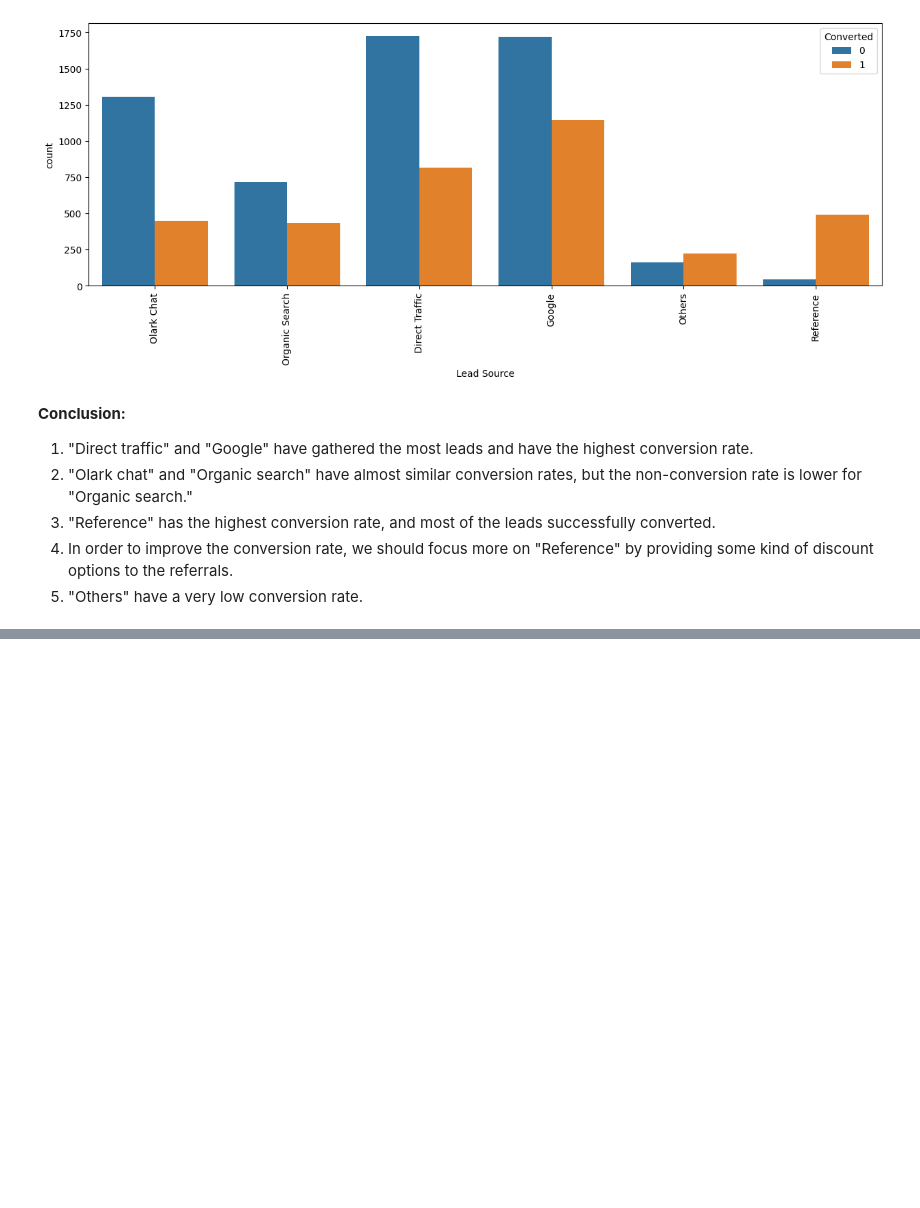
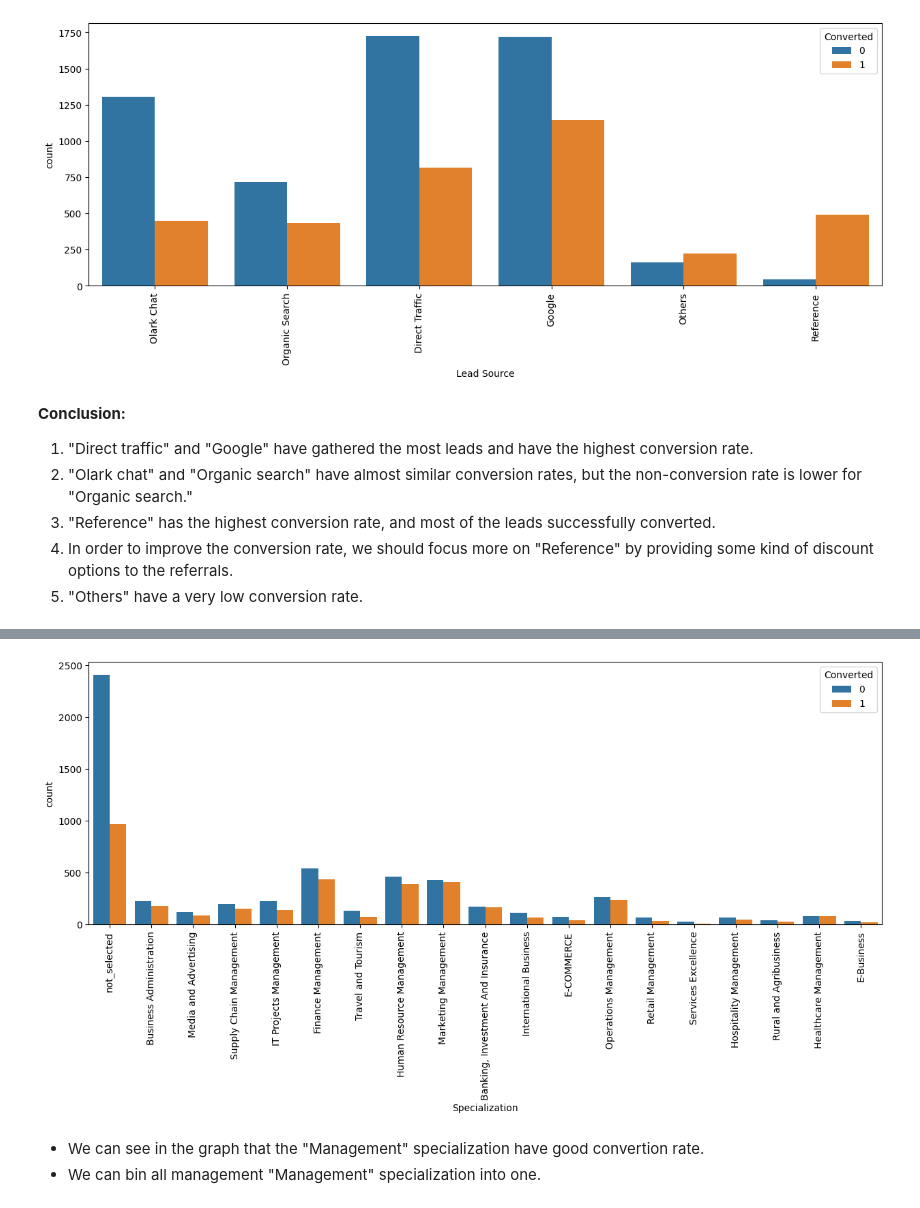
Before and after one commit to BharatPanera/lead_scoring_case_study, a Jupyter notebook: lead_scoring.ipynb, the cells around one changed output, grey strips where cells are left out. Cells and saved outputs as stored; diff of their text form; code cells hidden in the pictures; blank space fills up the shorter version.

```diff
--- a/lead_scoring.ipynb
+++ b/lead_scoring.ipynb
@@ -366,0 +573,8 @@ create_plot("Lead Source")
+# %%
+# Create plot for better understanding
+create_plot("Specialization")
+# %% [output]
+[figure, added]
+# %% [markdown]
+- We can see in the graph that the "Management" specialization have good convertion rate.
+- We can bin all management "Management" specialization into one.
```
Also changed, not shown: parts of 64 cells of this notebook.
